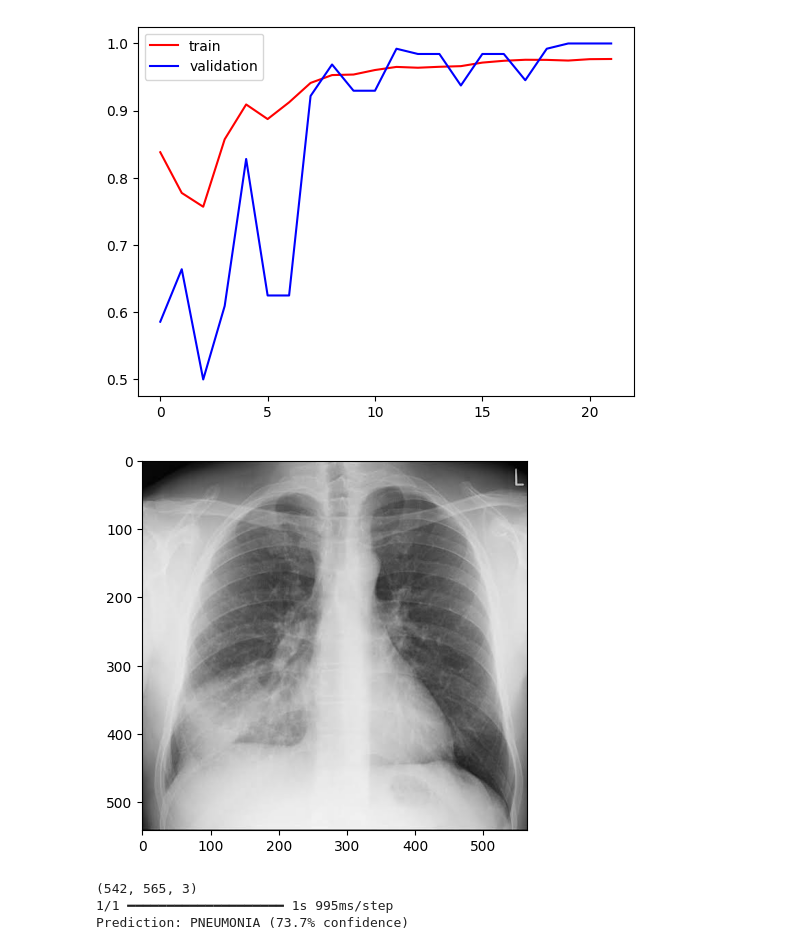
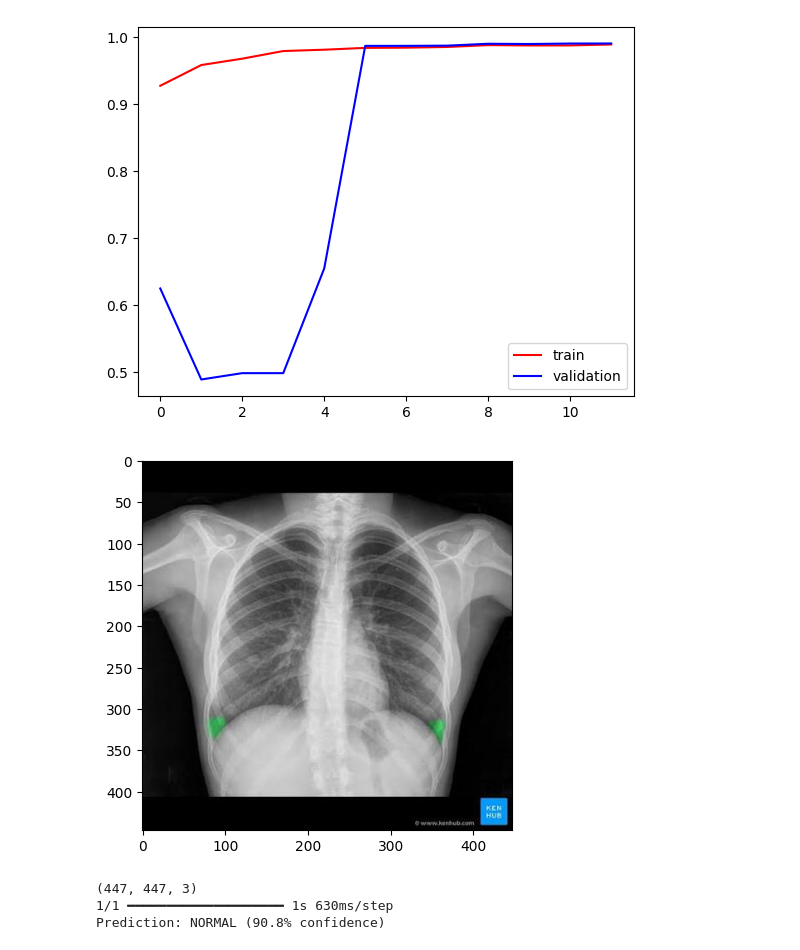
Before and after one commit to dkundra374-sketch/Chest-X-ray-Pneumonia-Binary-Detection, a Jupyter notebook: Chest_X_ray(Pneumonia).ipynb, the cells around one changed output. Drawn from its saved outputs; the diff is of its cells as text; code cells hidden in the pictures.

```diff
--- a/Chest_X_ray(Pneumonia).ipynb
+++ b/Chest_X_ray(Pneumonia).ipynb
@@ -29,6 +30,18 @@ train_ds=keras.utils.image_dataset_from_directory(
     label_mode='int',
     batch_size=32,
     image_size=(256,256),
+    validation_split=0.2,
+    subset='training',
+    seed=42
+)
+validation_ds=keras.utils.image_dataset_from_directory(
+    directory='/content/chest_xray/train',
+    labels='inferred',
+    label_mode='int',
+    batch_size=32,
+    image_size=(256,256),
+    validation_split=0.2,
+    subset='validation',
     seed=42
 )
 test_ds=keras.utils.image_dataset_from_directory(
@@ -39,13 +52,5 @@ test_ds=keras.utils.image_dataset_from_directory(
     image_size=(256,256),
     shuffle=False
 )
-validation_ds=keras.utils.image_dataset_from_directory(
-    directory='/content/chest_xray/val',
-    labels='inferred',
-    label_mode='int',
-    batch_size=32,
-    image_size=(256,256),
-    seed=42
-)
 # %% [output]
 Found 5216 files belonging to 2 classes.
@@ -114,7 +121,7 @@ Model: "sequential_5"
 # %%
 #compile and execute
 model.compile(
-    optimizer=keras.optimizers.Adam(learning_rate=3e-2),   # CHANGED: lower learning rate (default 1e-3 was unstable)
+    optimizer=keras.optimizers.Adam(learning_rate=3e-4),   # CHANGED: lower learning rate (default 1e-3 was unstable)
     loss='binary_crossentropy',
     metrics=['accuracy',
              keras.metrics.Recall(name='recall'),
@@ -172,30 +187,30 @@ plt.plot(history.history['val_auc'],color='blue',label='validation')
 plt.legend()
 plt.show()
 # %% [output]
-[figure, old version]
+[figure, new version]
 # %%
 #test with image:
 # %%
 import cv2
 import matplotlib.pyplot as plt
 
-test_img = cv2.imread('/content/x-rayp.jpg')
+test_img = cv2.imread('/content/x-rayn.jpg')
 
 test_img = cv2.cvtColor(test_img, cv2.COLOR_BGR2RGB)
 plt.imshow(test_img)
 plt.show()
 print(test_img.shape)
 
 test_img = cv2.resize(test_img, (256, 256))
 test_input = test_img.reshape(1, 256, 256, 3) / 255.0
 
 prediction = model.predict(test_input)
 prob = prediction[0][0]
 label = 'PNEUMONIA' if prob > 0.5 else 'NORMAL'
 confidence = prob if prob > 0.5 else 1 - prob
 print(f"Prediction: {label} ({confidence*100:.1f}% confidence)")
 # %% [output]
-[figure, old version]
+[figure, new version]
-(542, 565, 3)
-1/1 ━━━━━━━━━━━━━━━━━━━━ 1s 995ms/step
-Prediction: PNEUMONIA (73.7% confidence)
+(447, 447, 3)
+1/1 ━━━━━━━━━━━━━━━━━━━━ 1s 630ms/step
+Prediction: NORMAL (90.8% confidence)
```
Also changed, not shown: parts of 8 cells of this notebook.
